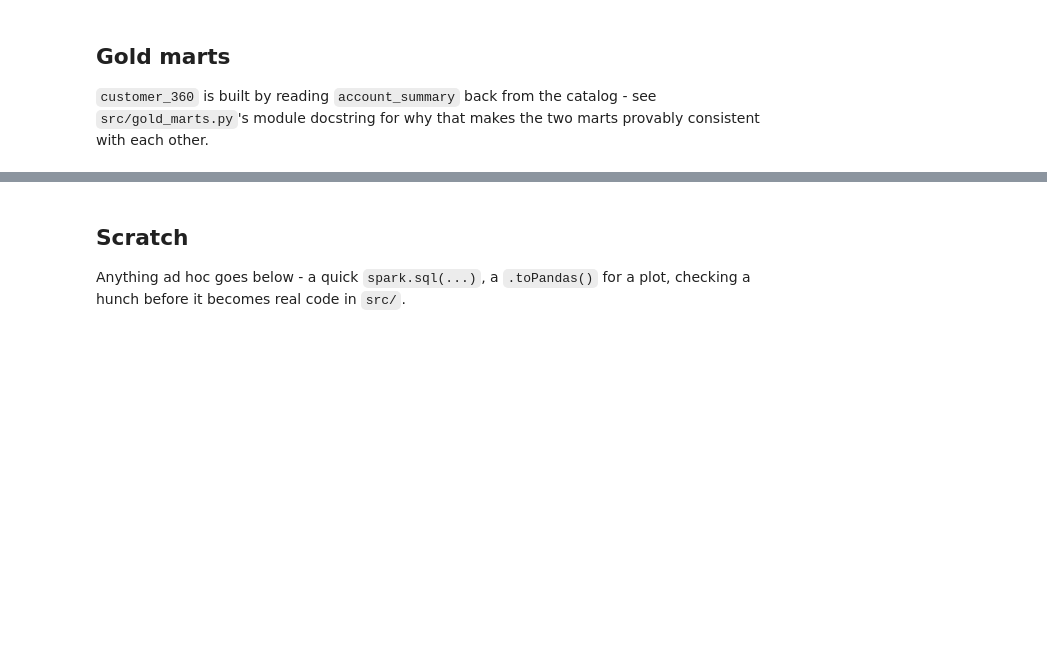
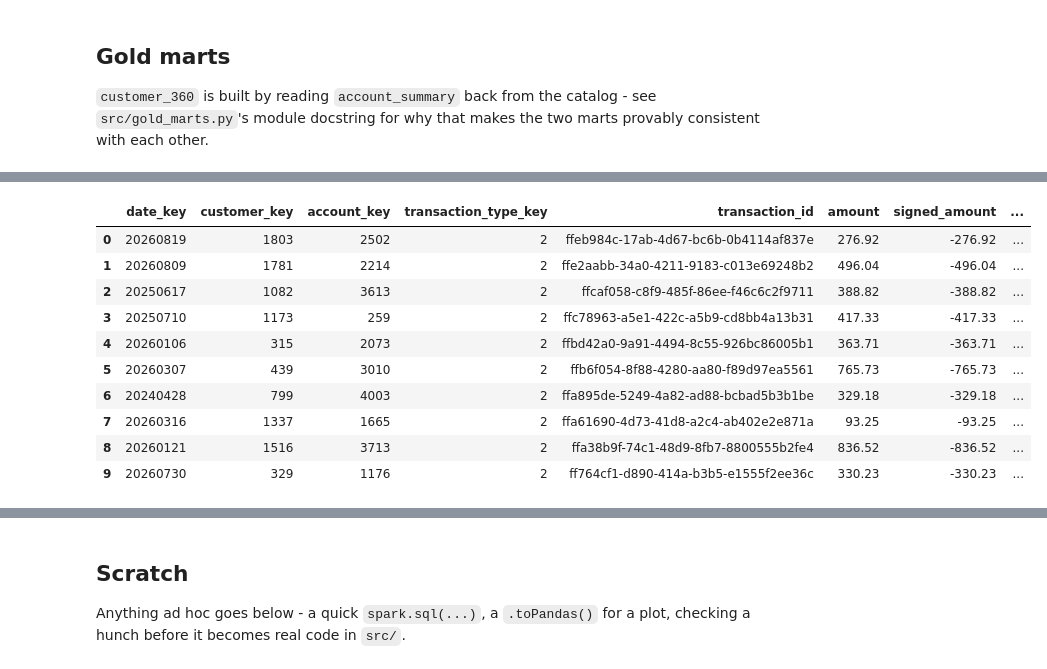
Before and after one commit to meedaycodes/fintech-lakehouse, a Jupyter notebook: notebooks/explore.ipynb, the cells around one changed output, grey strips where cells are left out. Cells and saved outputs as stored; diff of their text form; code cells hidden in the pictures; blank space fills up the shorter version.

```diff
--- a/notebooks/explore.ipynb
+++ b/notebooks/explore.ipynb
@@ -79,0 +164,14 @@ spark.table(f"{CATALOG_NAME}.gold.account_summary").orderBy("account_id").limit(
+# %%
+spark.table(f"{CATALOG_NAME}.gold.fct_transaction").limit(10).toPandas()
+# %% [output]
+|  | date_key | customer_key | account_key | transaction_type_key | transaction_id | amount | signed_amount | ... |
+| 0 | 20260819 | 1803 | 2502 | 2 | ffeb984c-17ab-4d67-bc6b-0b4114af837e | 276.92 | -276.92 | ... |
+| 1 | 20260809 | 1781 | 2214 | 2 | ffe2aabb-34a0-4211-9183-c013e69248b2 | 496.04 | -496.04 | ... |
+| 2 | 20250617 | 1082 | 3613 | 2 | ffcaf058-c8f9-485f-86ee-f46c6c2f9711 | 388.82 | -388.82 | ... |
+| 3 | 20250710 | 1173 | 259 | 2 | ffc78963-a5e1-422c-a5b9-cd8bb4a13b31 | 417.33 | -417.33 | ... |
+| 4 | 20260106 | 315 | 2073 | 2 | ffbd42a0-9a91-4494-8c55-926bc86005b1 | 363.71 | -363.71 | ... |
+| 5 | 20260307 | 439 | 3010 | 2 | ffb6f054-8f88-4280-aa80-f89d97ea5561 | 765.73 | -765.73 | ... |
+| 6 | 20240428 | 799 | 4003 | 2 | ffa895de-5249-4a82-ad88-bcbad5b3b1be | 329.18 | -329.18 | ... |
+| 7 | 20260316 | 1337 | 1665 | 2 | ffa61690-4d73-41d8-a2c4-ab402e2e871a | 93.25 | -93.25 | ... |
+| 8 | 20260121 | 1516 | 3713 | 2 | ffa38b9f-74c1-48d9-8fb7-8800555b2fe4 | 836.52 | -836.52 | ... |
+| 9 | 20260730 | 329 | 1176 | 2 | ff764cf1-d890-414a-b3b5-e1555f2ee36c | 330.23 | -330.23 | ... |
```
Also changed, not shown: parts of 11 cells of this notebook.
